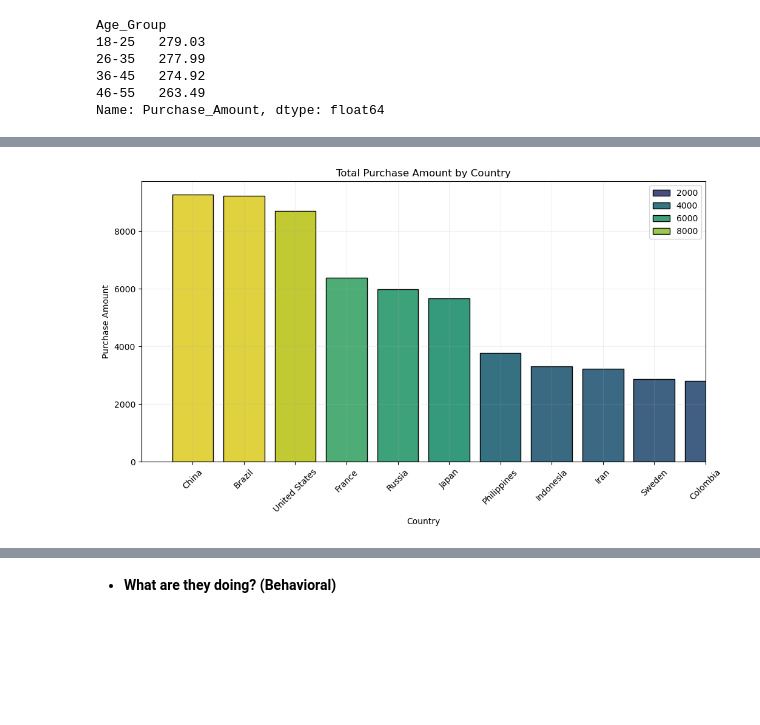
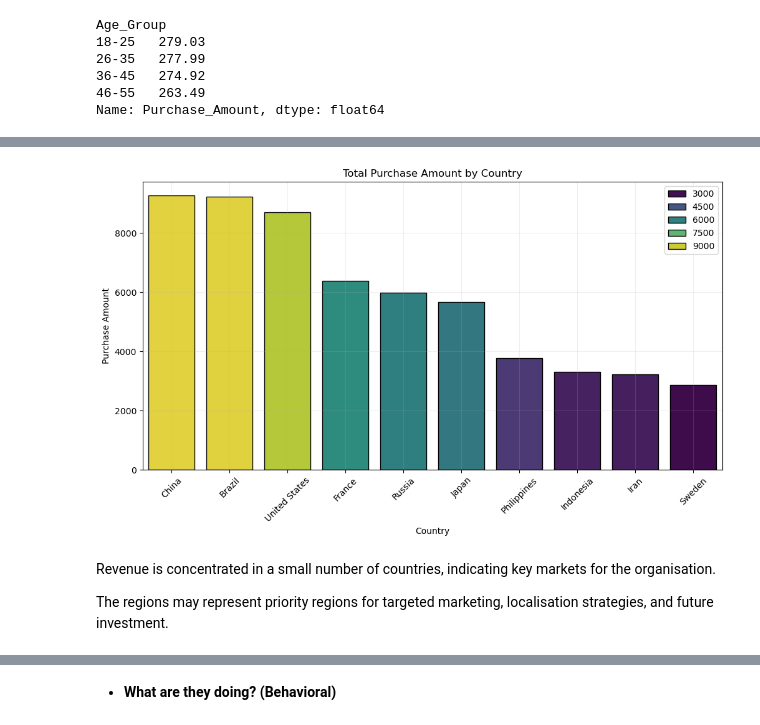
Before and after one commit to marianemcgrath/pfda, a Jupyter notebook: project/project.ipynb, the cells around one changed output, grey strips where cells are left out. Drawn from its saved outputs; the diff is of its cells as text; code cells hidden in the pictures; blank space fills up the shorter version.

```diff
--- a/project/project.ipynb
+++ b/project/project.ipynb
@@ -249,8 +286,8 @@ Name: count, dtype: int64
 # %%
-# Then, we'll remove the '55+' group if it has no entries
-
-if age_group_counts.index[-1] == '55+' and age_group_counts.iloc[-1] == 0:
-    age_group_counts = age_group_counts[:-1]
+# Remove unused age group if present
+if '55+' in age_group_counts.index and age_group_counts.loc['55+'] == 0:
+    df['Age_Group'] = df['Age_Group'].cat.remove_categories(['55+'])
+    age_group_counts = df['Age_Group'].value_counts().sort_index()
 
 print("Age Group Distribution:")
 print(age_group_counts)
@@ -468,8 +531,18 @@ Name: Purchase_Amount, dtype: float64
 # %%
-# Purchasing amounts per age group
+# Define desired age group order
+desired_order = ['18-25', '26-35', '36-45', '46-55']
 
-df_sorted = df.sort_values('Purchase_Amount')
-fig = px.box(df_sorted, x='Age_Group', y='Purchase_Amount', color='Age_Group', title='Purchase Amount Distribution by Age Group')
+# Keeping categories that exist in the data
+existing_categories = [cat for cat in desired_order if cat in df['Age_Group'].cat.categories]
+
+# Reorder categories safely with ordered=True
+df['Age_Group'] = df['Age_Group'].cat.reorder_categories(existing_categories, ordered=True)
+
+# Create the boxplot with proper ordering
+fig = px.box(df, x='Age_Group', y='Purchase_Amount',
+             color='Age_Group',
+             title='Purchase Amount Distribution by Age Group',
+             category_orders={'Age_Group': existing_categories})
+
 fig.update_layout(width=1300, height=800)
-
 fig.show()
@@ -554,0 +793,4 @@ Name: Purchase_Amount, dtype: float64
+# %%
+# Grouping by Country and sum Purchase_Amount
+country_revenue = df.groupby("Country")["Purchase_Amount"].sum().sort_values(ascending=False).head(10)
+display(country_revenue)
@@ -555,23 +810,18 @@ Name: Purchase_Amount, dtype: float64
 # %%
-# Revenue by Country
-# Group by Country and sum Purchase_Amount
-country_counts = df.groupby("Country")["Purchase_Amount"].sum().sort_values(ascending=False)
-
-# Fix special characters in country names
-country_counts.index = country_counts.index.str.encode('utf-8').str.decode('utf-8')
-
 # Plotting the total purchase amount by country
 plt.figure(figsize=(12, 6))
-sns.barplot(x=country_counts.index, y=country_counts.values, palette='viridis', edgecolor='black', hue=country_counts.values)
+sns.barplot(x=country_revenue.index, y=country_revenue.values, palette='viridis', edgecolor='black', hue=country_revenue.values)
+
+# Formatting the plot
 plt.title("Total Purchase Amount by Country")
 plt.ylabel("Purchase Amount")
 plt.xlabel("Country")
 plt.xticks(rotation=45)
 plt.grid(alpha=0.2)
-
-# To avoid a very cluttered plot, we'll show only the top 10 most profitable countries,
-# in our dataset, to the organisation
-plt.xlim(-1, 10)
 plt.show()
 # %% [output]
-[figure, old version]
+[figure, new version]
+# %% [markdown]
+Revenue is concentrated in a small number of countries, indicating key markets for the organisation.
+
+The regions may represent priority regions for targeted marketing, localisation strategies, and future investment.
```
Also changed, not shown: parts of 115 cells of this notebook.
